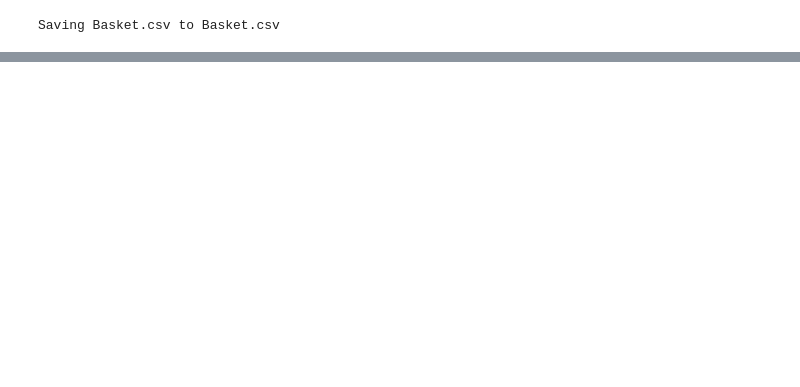
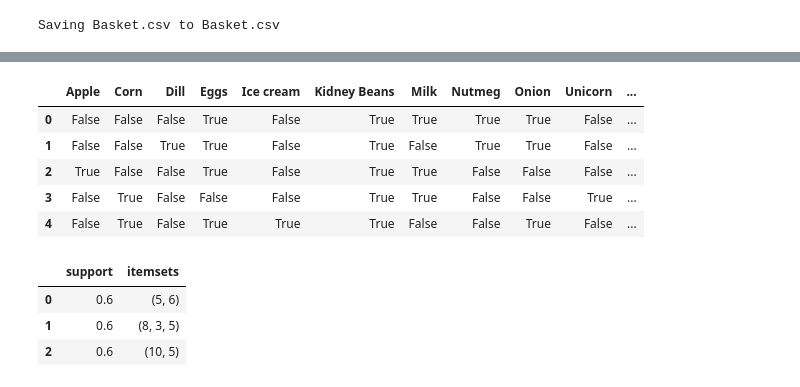
Before and after one commit to DE-Karpov/Association-rules, a Jupyter notebook: comaru.ipynb, the cells around one changed output, grey strips where cells are left out. Saved outputs shown, nothing was run; the diff lists cells and outputs as text; code cells hidden in the pictures; blank space fills up the shorter version.

Commit message:
FPMax have been added

```diff
--- a/comaru.ipynb
+++ b/comaru.ipynb
@@ -186,3 +189,28 @@ def getCommonRules(leftRules, rightRules):
       if leftSubList == rightRules:
         commonRules.append(rightRules)
   return commonRules
+# %%
+dataset = [['Milk', 'Onion', 'Nutmeg', 'Kidney Beans', 'Eggs', 'Yogurt'],
+           ['Dill', 'Onion', 'Nutmeg', 'Kidney Beans', 'Eggs', 'Yogurt'],
+           ['Milk', 'Apple', 'Kidney Beans', 'Eggs'],
+           ['Milk', 'Unicorn', 'Corn', 'Kidney Beans', 'Yogurt'],
+           ['Corn', 'Onion', 'Onion', 'Kidney Beans', 'Ice cream', 'Eggs']]
+# %%
+te = TransactionEncoder()
+te_ary = te.fit(dataset).transform(dataset)
+df = pd.DataFrame(te_ary, columns=te.columns_)
+df
+# %% [output]
+|  | Apple | Corn | Dill | Eggs | Ice cream | Kidney Beans | Milk | Nutmeg | Onion | Unicorn | ... |
+| 0 | False | False | False | True | False | True | True | True | True | False | ... |
+| 1 | False | False | True | True | False | True | False | True | True | False | ... |
+| 2 | True | False | False | True | False | True | True | False | False | False | ... |
+| 3 | False | True | False | False | False | True | True | False | False | True | ... |
+| 4 | False | True | False | True | True | True | False | False | True | False | ... |
+# %%
+fpmax(df, min_support=0.6)
+# %% [output]
+|  | support | itemsets |
+| 0 | 0.6 | (5, 6) |
+| 1 | 0.6 | (8, 3, 5) |
+| 2 | 0.6 | (10, 5) |
```
Also changed, not shown: parts of 5 cells of this notebook.
